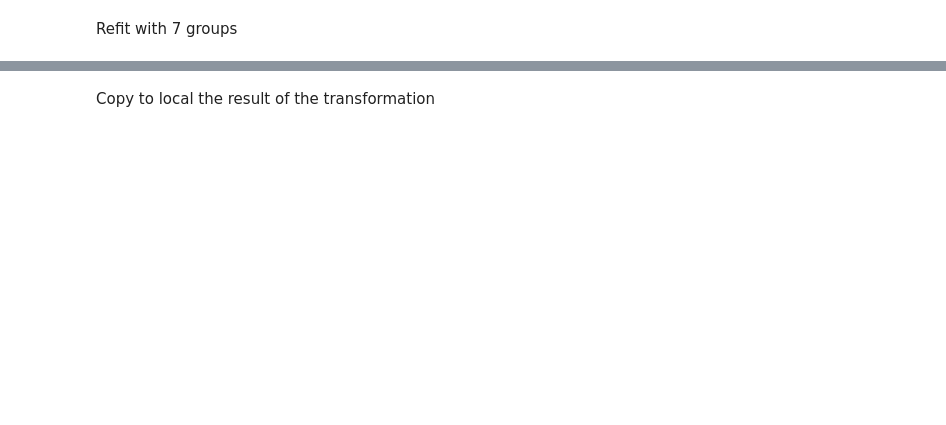
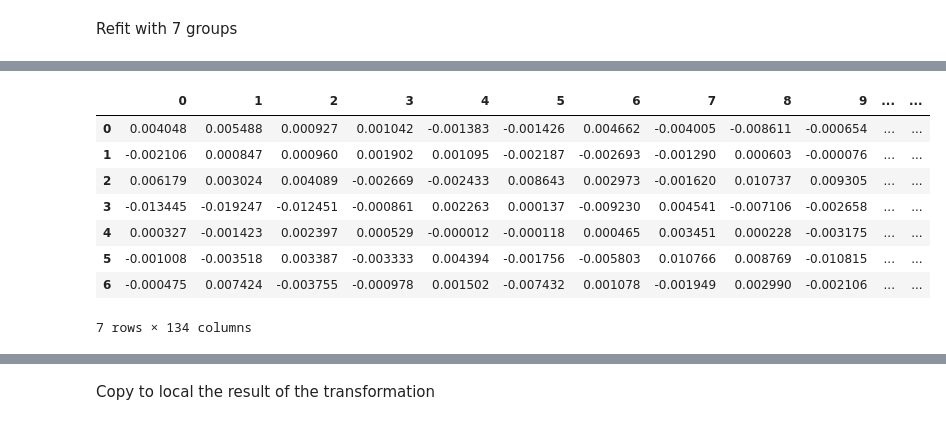
Before and after one commit to AlbertoDeBlas/MLEngineerNanodegreeCapstone, a Jupyter notebook: Arvato Project Workbook.ipynb, the cells around one changed output, grey strips where cells are left out. Cells and saved outputs as stored; diff of their text form; code cells hidden in the pictures; blank space fills up the shorter version.

```diff
--- a/Arvato Project Workbook.ipynb
+++ b/Arvato Project Workbook.ipynb
@@ -1034,0 +997,16 @@ Billable seconds: 75
+# %%
+# get all the centroids
+cluster_centroids=pd.DataFrame(kmeans_model_params[0].asnumpy())
+cluster_centroids.columns=azdias_sub_pca.columns
+
+display(cluster_centroids)
+# %% [output]
+|  | 0 | 1 | 2 | 3 | 4 | 5 | 6 | 7 | 8 | 9 | ... | ... |
+| 0 | 0.004048 | 0.005488 | 0.000927 | 0.001042 | -0.001383 | -0.001426 | 0.004662 | -0.004005 | -0.008611 | -0.000654 | ... | ... |
+| 1 | -0.002106 | 0.000847 | 0.000960 | 0.001902 | 0.001095 | -0.002187 | -0.002693 | -0.001290 | 0.000603 | -0.000076 | ... | ... |
+| 2 | 0.006179 | 0.003024 | 0.004089 | -0.002669 | -0.002433 | 0.008643 | 0.002973 | -0.001620 | 0.010737 | 0.009305 | ... | ... |
+| 3 | -0.013445 | -0.019247 | -0.012451 | -0.000861 | 0.002263 | 0.000137 | -0.009230 | 0.004541 | -0.007106 | -0.002658 | ... | ... |
+| 4 | 0.000327 | -0.001423 | 0.002397 | 0.000529 | -0.000012 | -0.000118 | 0.000465 | 0.003451 | 0.000228 | -0.003175 | ... | ... |
+| 5 | -0.001008 | -0.003518 | 0.003387 | -0.003333 | 0.004394 | -0.001756 | -0.005803 | 0.010766 | 0.008769 | -0.010815 | ... | ... |
+| 6 | -0.000475 | 0.007424 | -0.003755 | -0.000978 | 0.001502 | -0.007432 | 0.001078 | -0.001949 | 0.002990 | -0.002106 | ... | ... |
+7 rows × 134 columns
```
Also changed, not shown: parts of 51 cells of this notebook.
